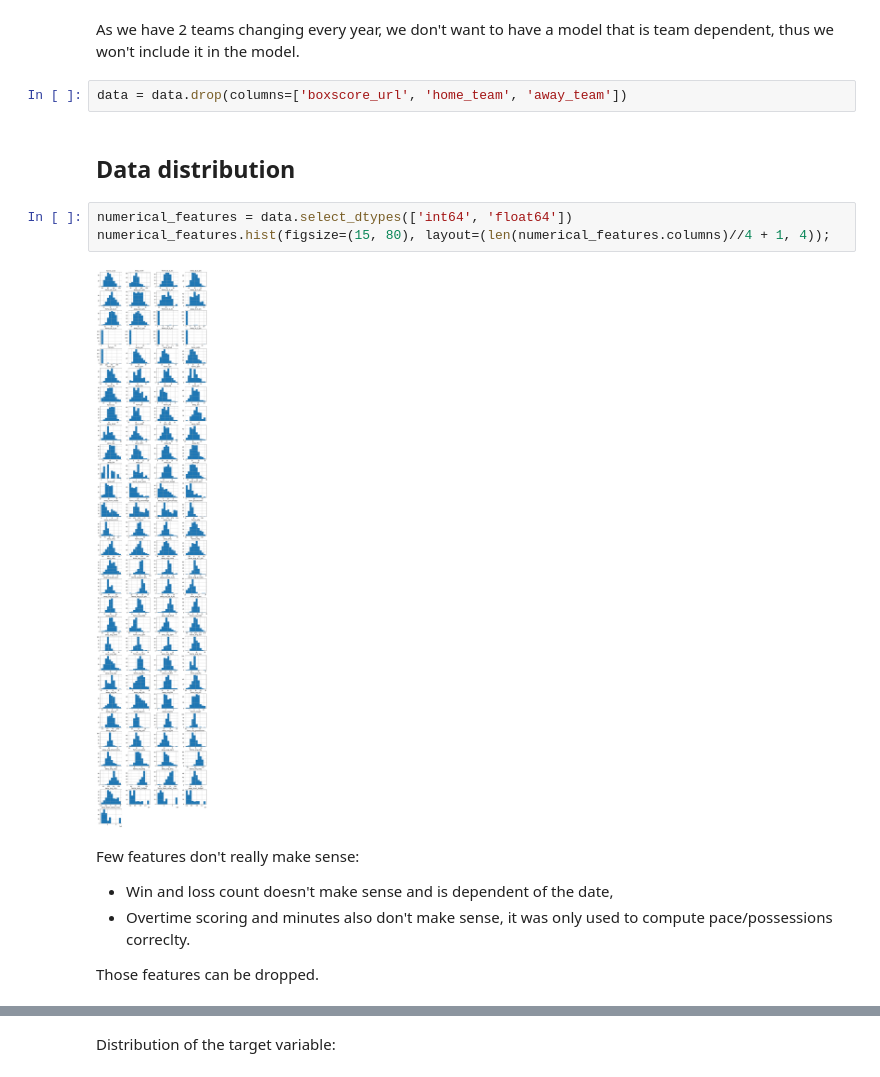
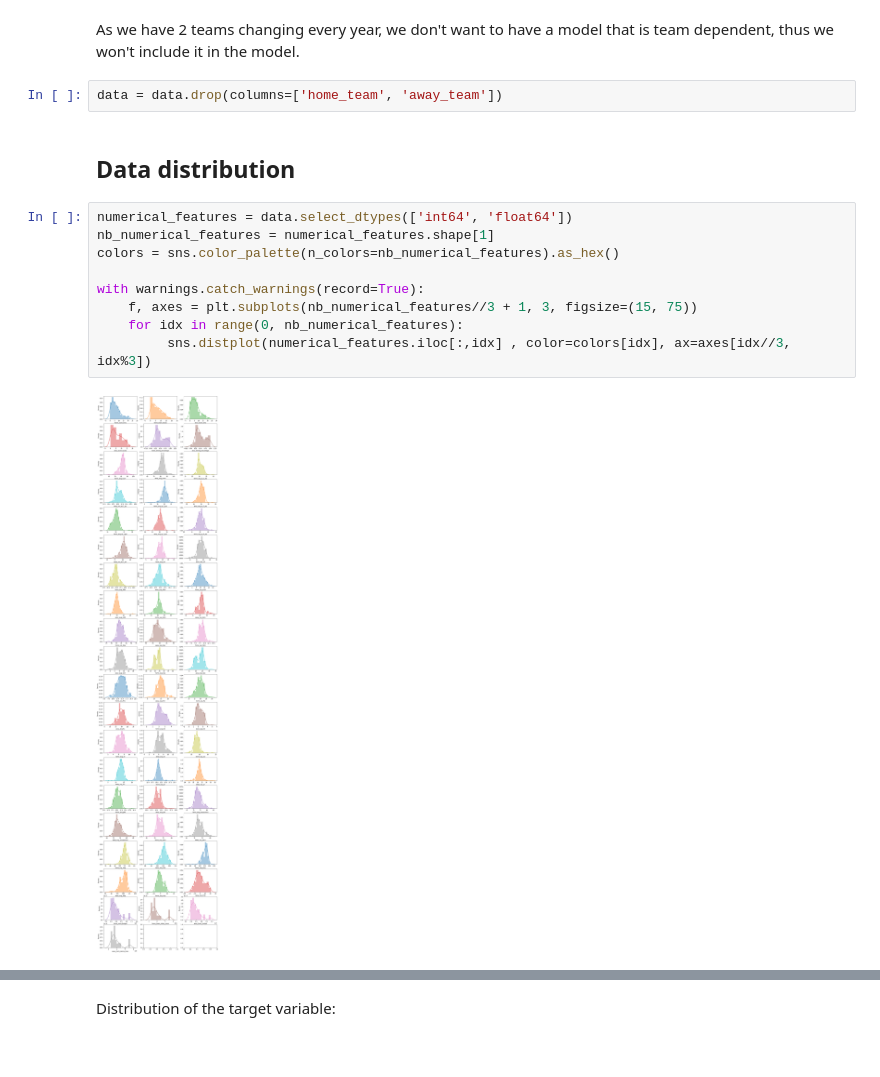
Before and after one commit to LouisAuneau/MISC-basketball-prediction, a Jupyter notebook: exploratory_data_analysis.ipynb, the cells around one changed output, grey strips where cells are left out. Cells and saved outputs as stored; diff of their text form.

```diff
--- a/exploratory_data_analysis.ipynb
+++ b/exploratory_data_analysis.ipynb
@@ -75,17 +77,17 @@ dtype: object
 # %% [markdown]
 As we have 2 teams changing every year, we don't want to have a model that is team dependent, thus we won't include it in the model.
 # %%
-data = data.drop(columns=['boxscore_url', 'home_team', 'away_team'])
+data = data.drop(columns=['home_team', 'away_team'])
 # %% [markdown]
 ## Data distribution
-# %%
-numerical_features = data.select_dtypes(['int64', 'float64'])
-numerical_features.hist(figsize=(15, 80), layout=(len(numerical_features.columns)//4 + 1, 4));
-# %% [output]
-[figure, removed]
-# %% [markdown]
-Few features don't really make sense:
-- Win and loss count doesn't make sense and is dependent of the date,
-- Overtime scoring and minutes also don't make sense, it was only used to compute pace/possessions correclty.
-
-Those features can be dropped.
+# %%
+numerical_features = data.select_dtypes(['int64', 'float64'])
+nb_numerical_features = numerical_features.shape[1]
+colors = sns.color_palette(n_colors=nb_numerical_features).as_hex()
+
+with warnings.catch_warnings(record=True):
+    f, axes = plt.subplots(nb_numerical_features//3 + 1, 3, figsize=(15, 75))
+    for idx in range(0, nb_numerical_features):
+         sns.distplot(numerical_features.iloc[:,idx] , color=colors[idx], ax=axes[idx//3, idx%3])
+# %% [output]
+[figure, added]
```
Also changed, not shown: parts of 20 cells of this notebook, 1 other file.
